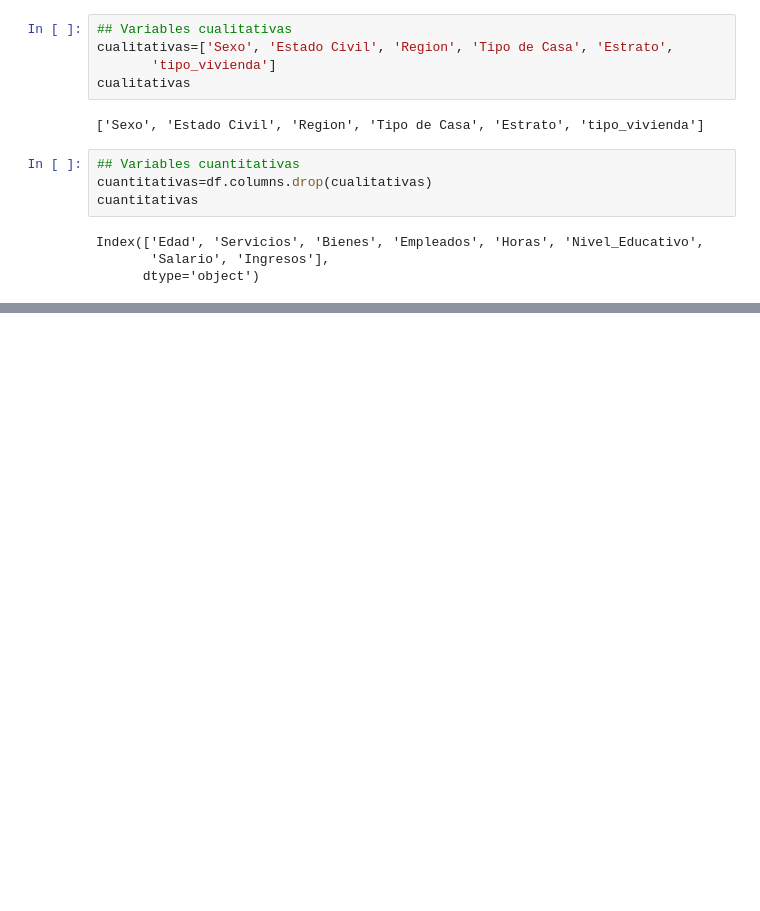
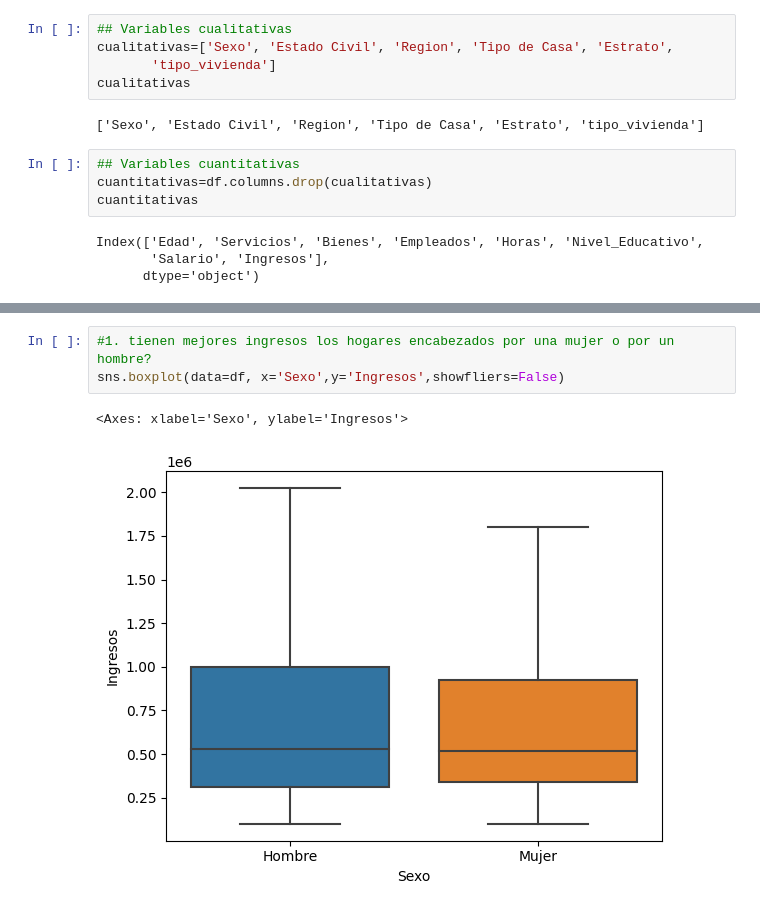
Before and after one commit to camicodemaker/data-science, a Jupyter notebook: hogares.ipynb, the cells around one changed output, grey strips where cells are left out. Saved outputs shown, nothing was run; the diff lists cells and outputs as text; blank space fills up the shorter version.

```diff
--- a/hogares.ipynb
+++ b/hogares.ipynb
@@ -138,0 +144,6 @@ sns.boxplot(data=df["Ingresos"])
+# %%
+#1. tienen mejores ingresos los hogares encabezados por una mujer o por un hombre?
+sns.boxplot(data=df, x='Sexo',y='Ingresos',showfliers=False)
+# %% [output]
+<Axes: xlabel='Sexo', ylabel='Ingresos'>
+[figure, added]
```
Also changed, not shown: parts of 19 cells of this notebook.
